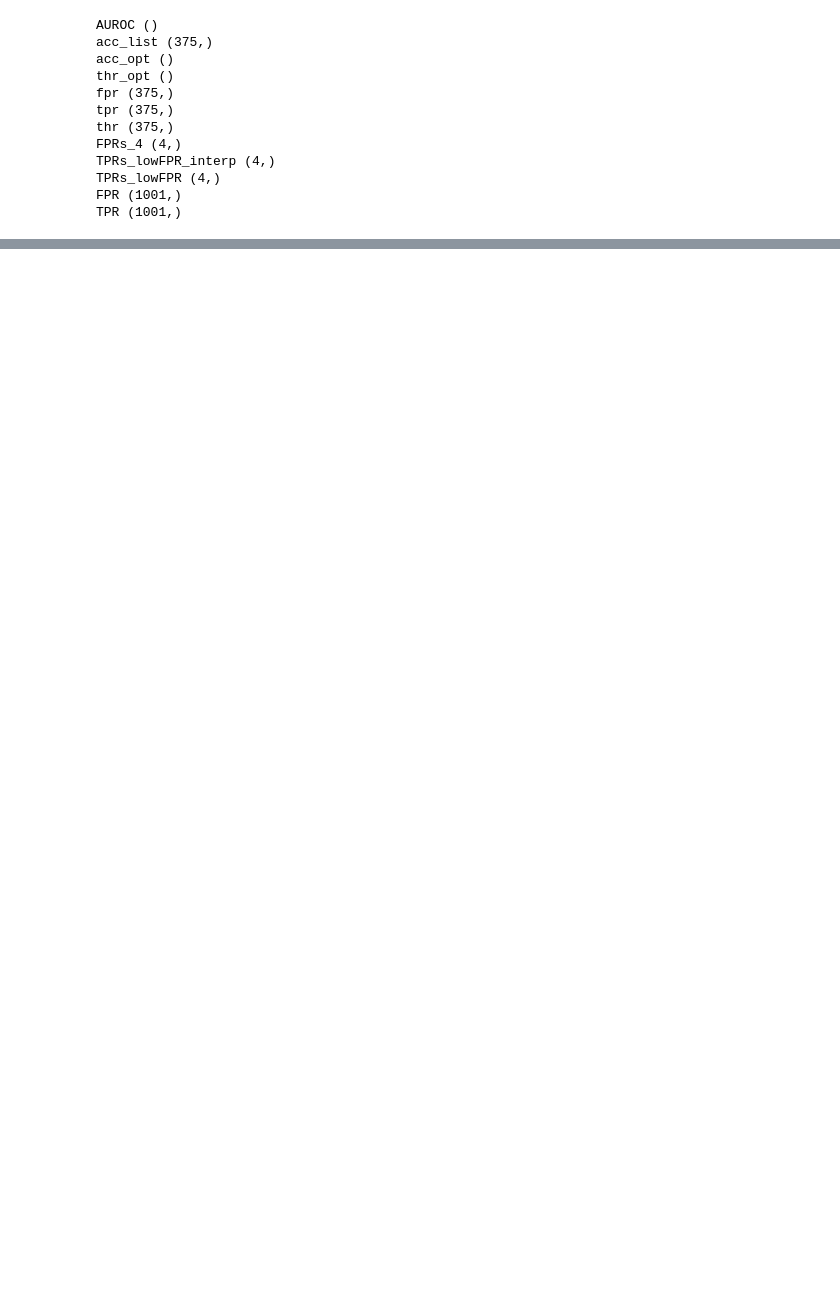
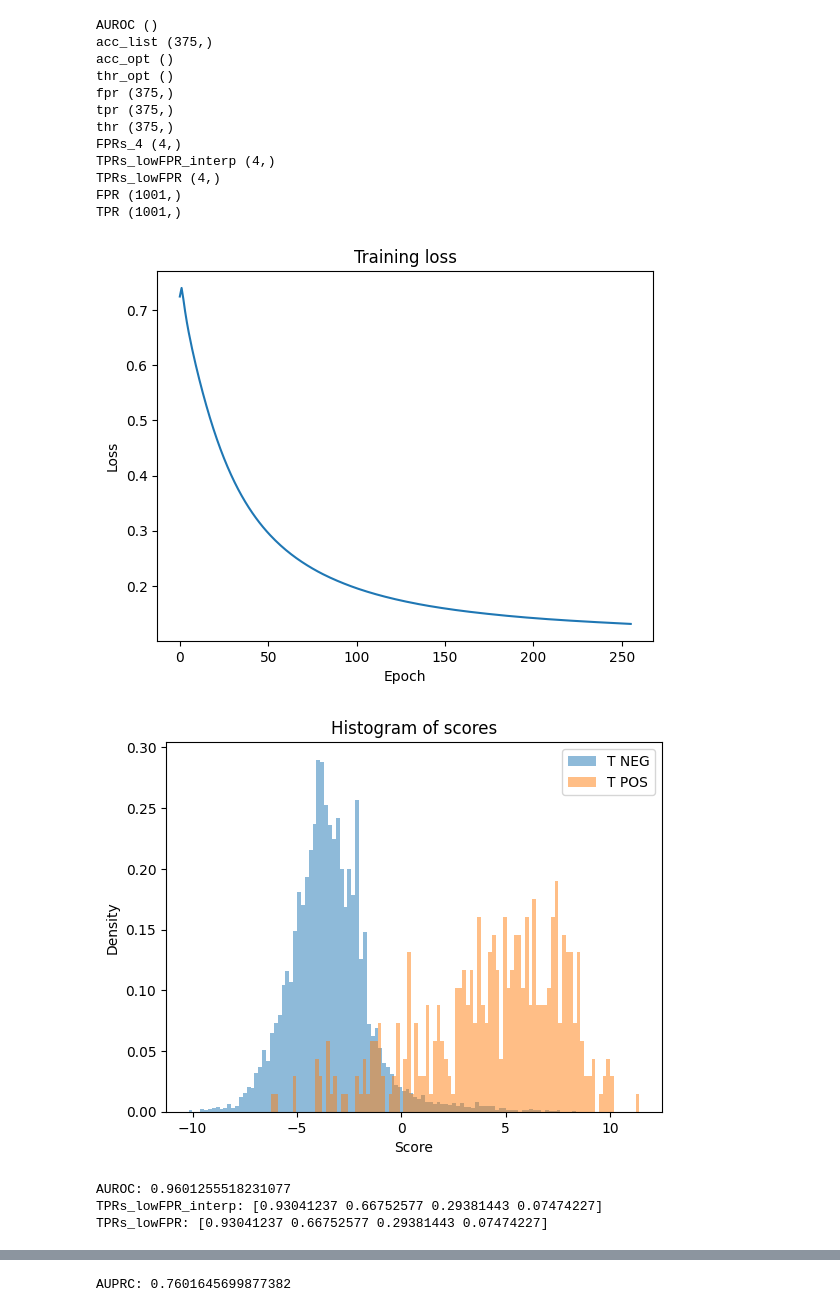
Before and after one commit to WhoTHU/detection_logits, a Jupyter notebook: visualizer.ipynb, the cells around one changed output, grey strips where cells are left out. Cells and saved outputs as stored; diff of their text form; code cells hidden in the pictures; blank space fills up the shorter version.

```diff
--- a/visualizer.ipynb
+++ b/visualizer.ipynb
@@ -92,3 +129,11 @@ TPRs_lowFPR_interp (4,)
 TPRs_lowFPR (4,)
 FPR (1001,)
 TPR (1001,)
+# %%
+inspect_output_at('cache/llama-2/E256_B16_LR2.0e-04_L1R2.0e-04_TRN10000_TEST10000')
+# %% [output]
+[figure, added]
+[figure, added]
+AUROC: 0.9601255518231077
+TPRs_lowFPR_interp: [0.93041237 0.66752577 0.29381443 0.07474227]
+TPRs_lowFPR: [0.93041237 0.66752577 0.29381443 0.07474227]
@@ -94,0 +141 @@ TPR (1001,)
+AUPRC: 0.7601645699877382
```
Also changed, not shown: parts of 9 cells of this notebook, 3 other files.
